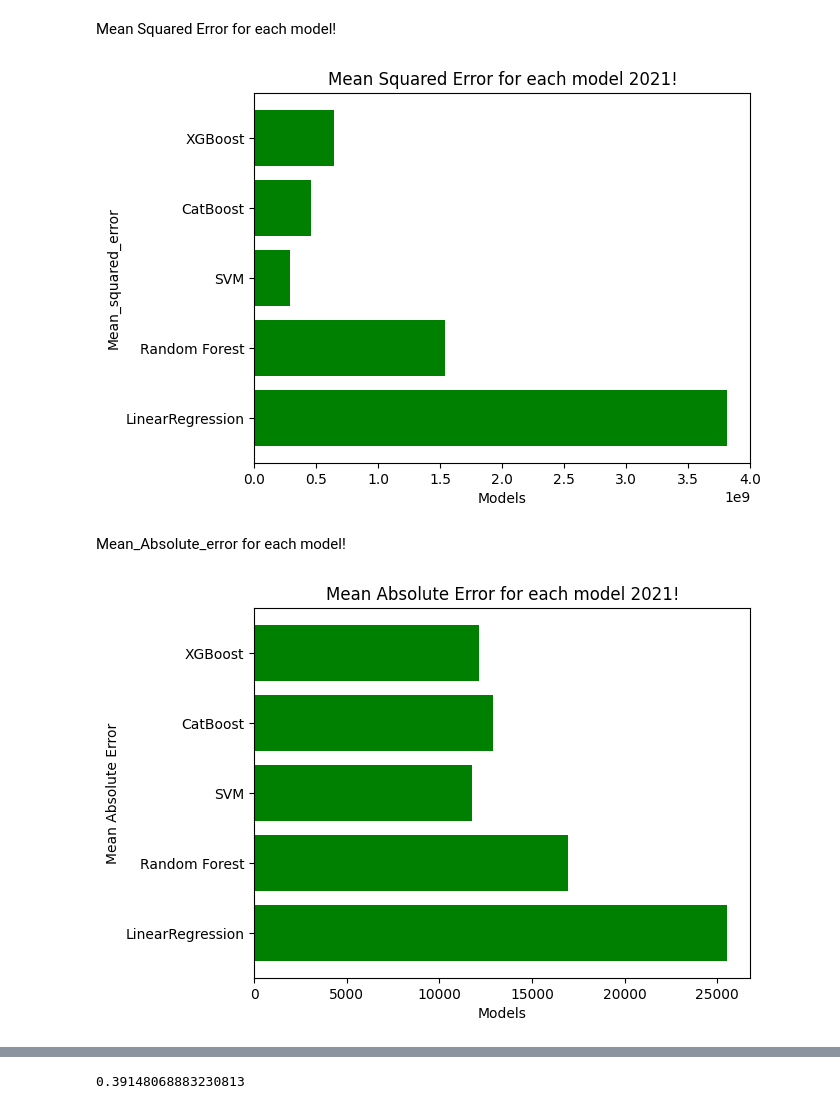
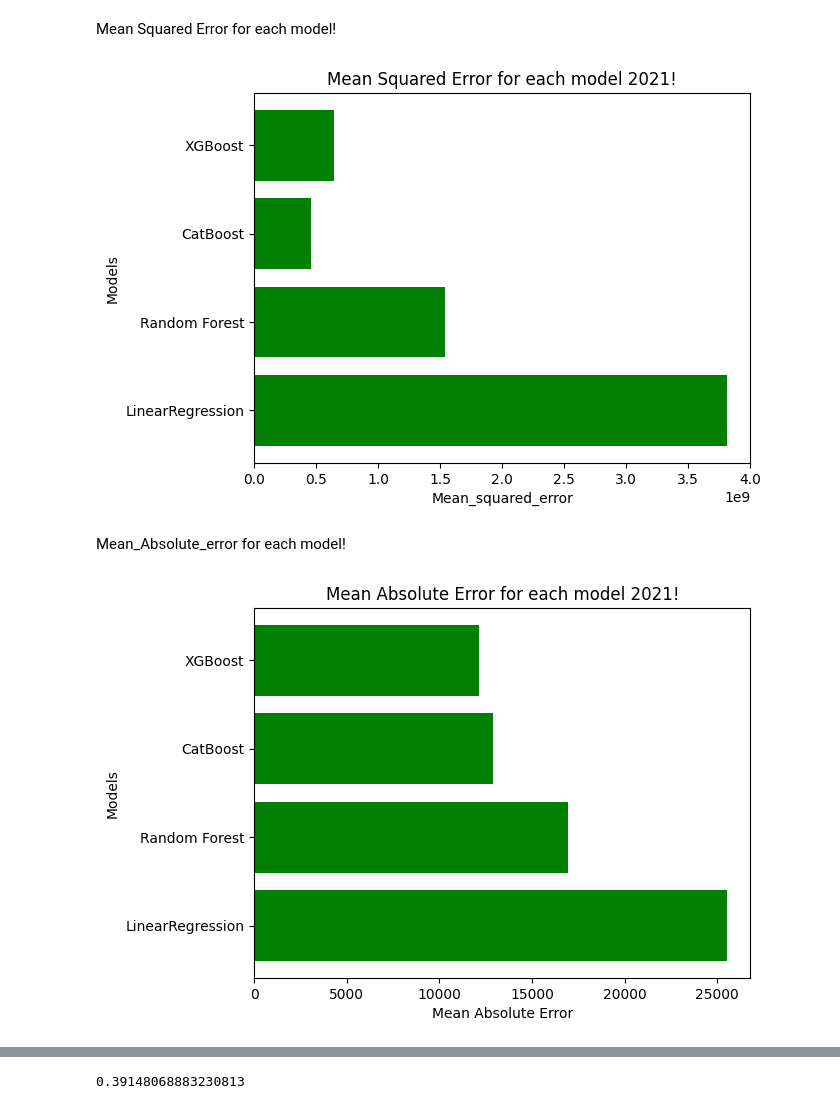
Before and after one commit to MGASALUCAS/TotoAfyaMbeya, a Jupyter notebook: Machine Learning Modeling - 2021.ipynb, the cells around one changed output, grey strips where cells are left out. Saved outputs shown, nothing was run; the diff lists cells and outputs as text; code cells hidden in the pictures.

```diff
--- a/Machine Learning Modeling - 2021.ipynb
+++ b/Machine Learning Modeling - 2021.ipynb
@@ -657,16 +657,16 @@ import matplotlib.pyplot as plt
 import numpy as np
 
 # define the model names and their corresponding scores
-model_names_for_mse = ['LinearRegression', 'Random Forest', 'SVM', 'CatBoost', 'XGBoost']
-mean_squared_error = [mseLinearRegression, mseRandomForest, mseSVM, mseCatboost, mseXGboost]
+model_names_for_mse = ['LinearRegression', 'Random Forest', 'CatBoost', 'XGBoost']
+mean_squared_error = [mseLinearRegression, mseRandomForest, mseCatboost, mseXGboost]
 
 # create a horizontal bar plot to compare the model scores
 plt.barh(model_names_for_mse, mean_squared_error, color='green')
 
 # set the chart title and axis labels
 plt.title('Mean Squared Error for each model 2021!')
-plt.xlabel('Models')
-plt.ylabel('Mean_squared_error')
+plt.ylabel('Models')
+plt.xlabel('Mean_squared_error')
 
 # set the y-axis range
 # plt.ylim([0, 1000000000000000])
@@ -674,32 +674,32 @@ plt.ylabel('Mean_squared_error')
 # display the plot
 plt.show()
 # %% [output]
-[figure, old version]
+[figure, new version]
 # %% [markdown]
 Mean_Absolute_error for each model!
 # %%
 import matplotlib.pyplot as plt
 import numpy as np
 
 # define the model names and their corresponding scores
-model_names_for_mse = ['LinearRegression', 'Random Forest', 'SVM', 'CatBoost', 'XGBoost']
-mean_squared_error = [maeLinearRegression, maeRandomForest, maeSVM, maeCatboost, maeXGboost]
+model_names_for_mse = ['LinearRegression', 'Random Forest', 'CatBoost', 'XGBoost']
+mean_squared_error = [maeLinearRegression, maeRandomForest, maeCatboost, maeXGboost]
 
 # create a horizontal bar plot to compare the model scores
 plt.barh(model_names_for_mse, mean_squared_error, color='green')
 
 # set the chart title and axis labels
 plt.title('Mean Absolute Error for each model 2021!')
-plt.xlabel('Models')
-plt.ylabel('Mean Absolute Error')
+plt.ylabel('Models')
+plt.xlabel('Mean Absolute Error')
 
 # set the y-axis range
 # plt.ylim([0, 1])
 
 # display the plot
 plt.show()
 # %% [output]
-[figure, old version]
+[figure, new version]
 # %%
 import matplotlib.pyplot as plt
 import numpy as np
```
Also changed, not shown: parts of 2 cells of this notebook, 1 other file.
